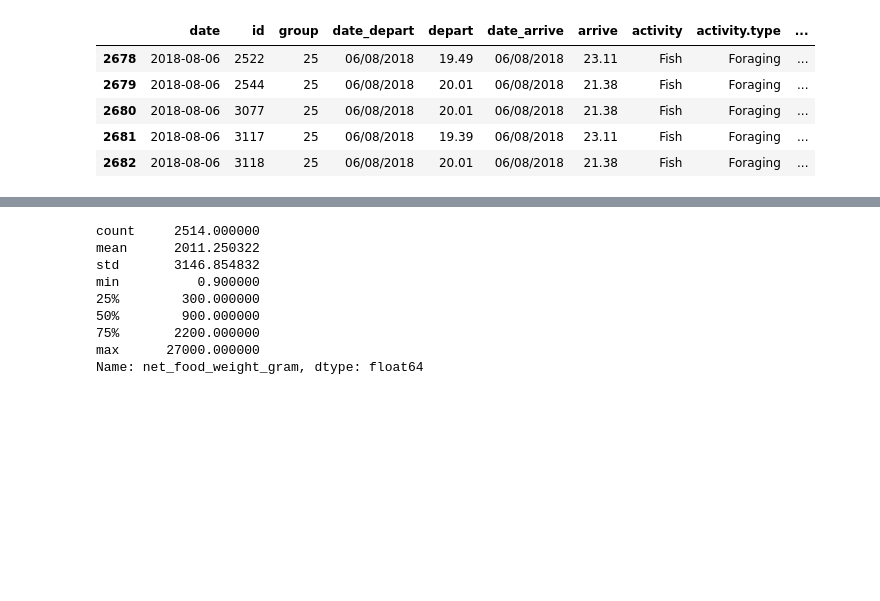
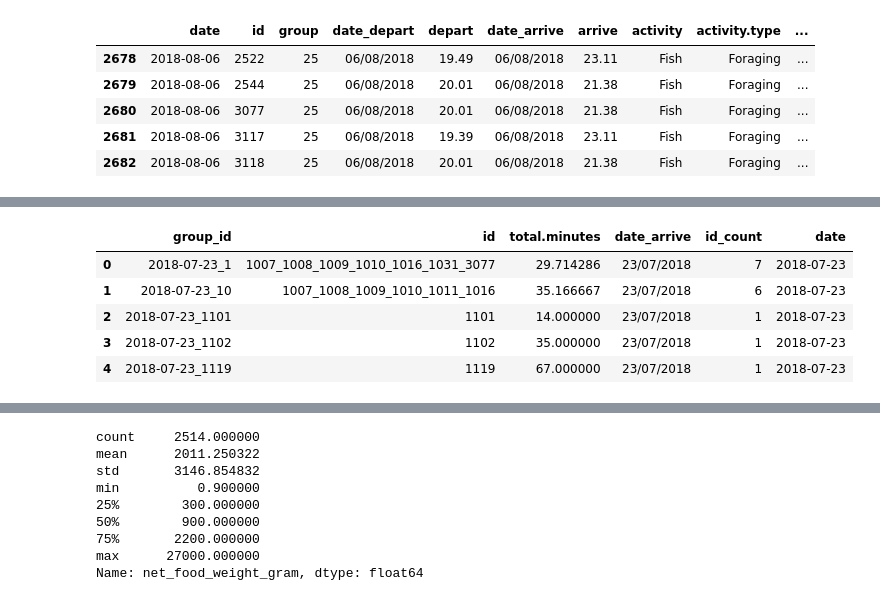
Before and after one commit to ErikRingen/foraging_returns, a Jupyter notebook: docs/EDA.ipynb, the cells around one changed output, grey strips where cells are left out. Cells and saved outputs as stored; diff of their text form; code cells hidden in the pictures; blank space fills up the shorter version.

```diff
--- a/docs/EDA.ipynb
+++ b/docs/EDA.ipynb
@@ -64,0 +74,11 @@ df_group_agg
+# %%
+# Get the date for each group_id
+df_group_agg['date'] = df_group_agg['group_id'].str.split('_').str[0]
+df_group_agg.head()
+# %% [output]
+|  | group_id | id | total.minutes | date_arrive | id_count | date |
+| 0 | 2018-07-23_1 | 1007_1008_1009_1010_1016_1031_3077 | 29.714286 | 23/07/2018 | 7 | 2018-07-23 |
+| 1 | 2018-07-23_10 | 1007_1008_1009_1010_1011_1016 | 35.166667 | 23/07/2018 | 6 | 2018-07-23 |
+| 2 | 2018-07-23_1101 | 1101 | 14.000000 | 23/07/2018 | 1 | 2018-07-23 |
+| 3 | 2018-07-23_1102 | 1102 | 35.000000 | 23/07/2018 | 1 | 2018-07-23 |
+| 4 | 2018-07-23_1119 | 1119 | 67.000000 | 23/07/2018 | 1 | 2018-07-23 |
```
Also changed, not shown: parts of 5 cells of this notebook, 7 other files.
